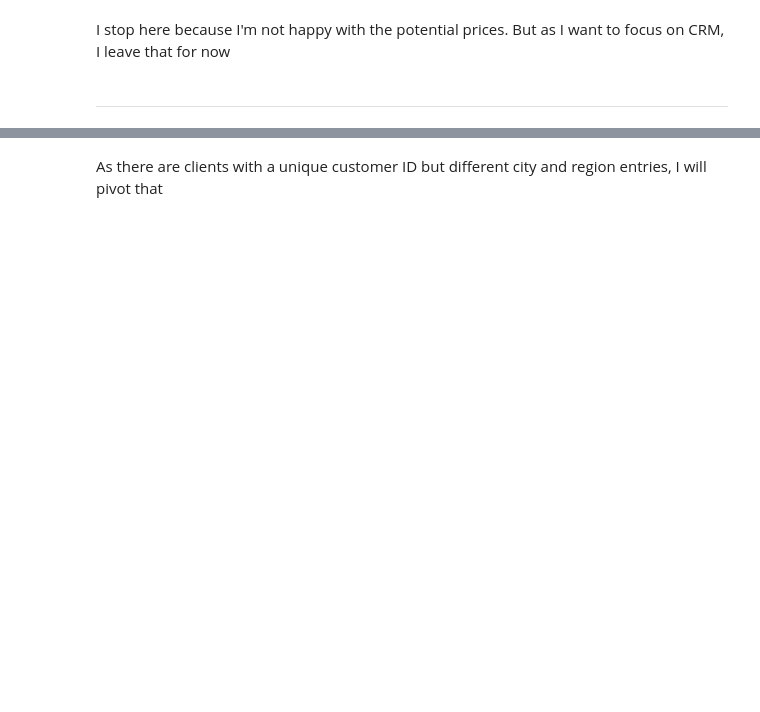
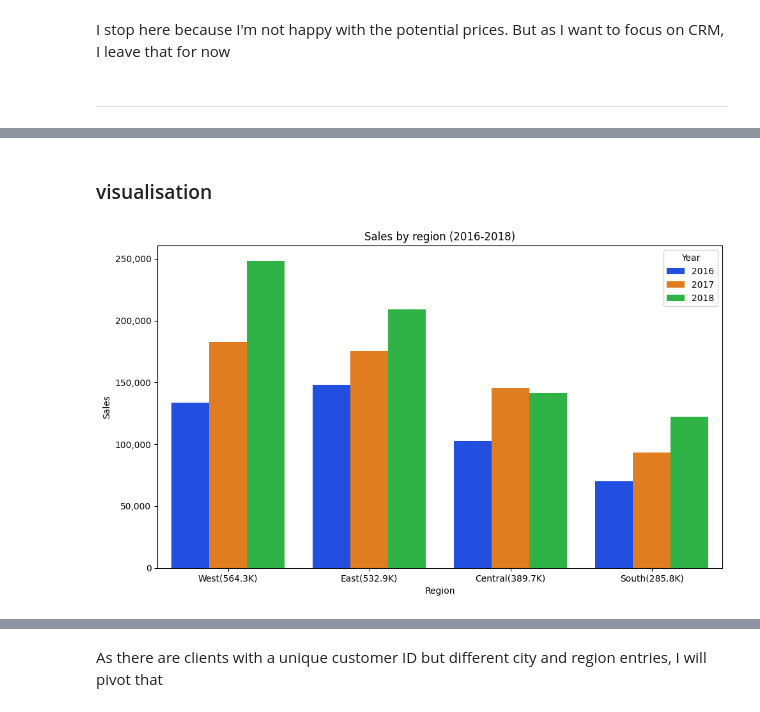
Before and after one commit to katharina-data/superstore, a Jupyter notebook: crm_analyes.ipynb, the cells around one changed output, grey strips where cells are left out. Drawn from its saved outputs; the diff is of its cells as text; code cells hidden in the pictures; blank space fills up the shorter version.

```diff
--- a/crm_analyes.ipynb
+++ b/crm_analyes.ipynb
@@ -345,0 +376,14 @@ I stop here because I'm not happy with the potential prices. But as I want to fo
+# %%
+df_sales = df_superstore[[
+                'order_id',
+                'order_date',
+                'ship_date',
+                'region',
+                'city',
+                'segment',
+                'category',
+                'sub_category',
+                'sales'
+]]
+
+df_sales.describe(include='all')
@@ -345,0 +403,42 @@ I stop here because I'm not happy with the potential prices. But as I want to fo
+# %% [markdown]
+### visualisation
+# %%
+## best region over the three years 2016-2018 / each region in one colour devided by years as intesity of colour
+
+df_sales['year'] = df_sales['order_date'].dt.year
+
+# time period
+filtered_df = df_sales[df_sales['year'].isin([2016, 2017, 2018])]
+
+# sales by region
+region_sales = filtered_df.groupby(['region', 'year'])['sales'].sum().reset_index()
+
+# overall sale by region
+region_totals = (region_sales.groupby('region')['sales'].sum().sort_values(ascending=False))
+
+# labels including total sales
+region_labels = {
+    region: f"{region}({sales / 1_000:,.1f}K)"
+    for region, sales in region_totals.items()
+}
+
+# ordering by over all sales and replace region with region_label
+region_sales['region_label'] = region_sales['region'].map(region_labels)
+region_order = [region_labels[r] for r in region_totals.index]
+
+# plot
+plt.figure(figsize=(10,6))
+ax = sns.barplot(data=region_sales, x='region_label', y='sales', hue='year', order=region_order, palette='bright')
+
+
+# include 1,000 seperator for ylabel with FuncFormatter
+ax.yaxis.set_major_formatter(ticker.FuncFormatter(lambda x, _: f'{x:,.0f}'))
+
+plt.title('Sales by region (2016-2018)')
+plt.ylabel('Sales')
+plt.xlabel('Region')
+plt.legend(title='Year')
+plt.tight_layout()
+plt.show();
+# %% [output]
+[figure, added]
```
Also changed, not shown: parts of 29 cells of this notebook.
